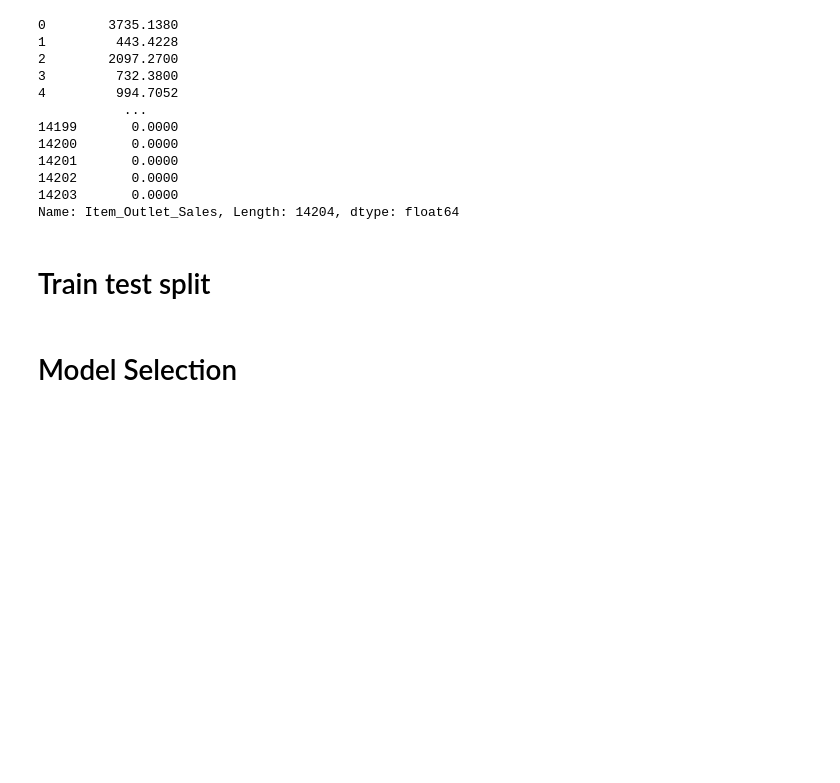
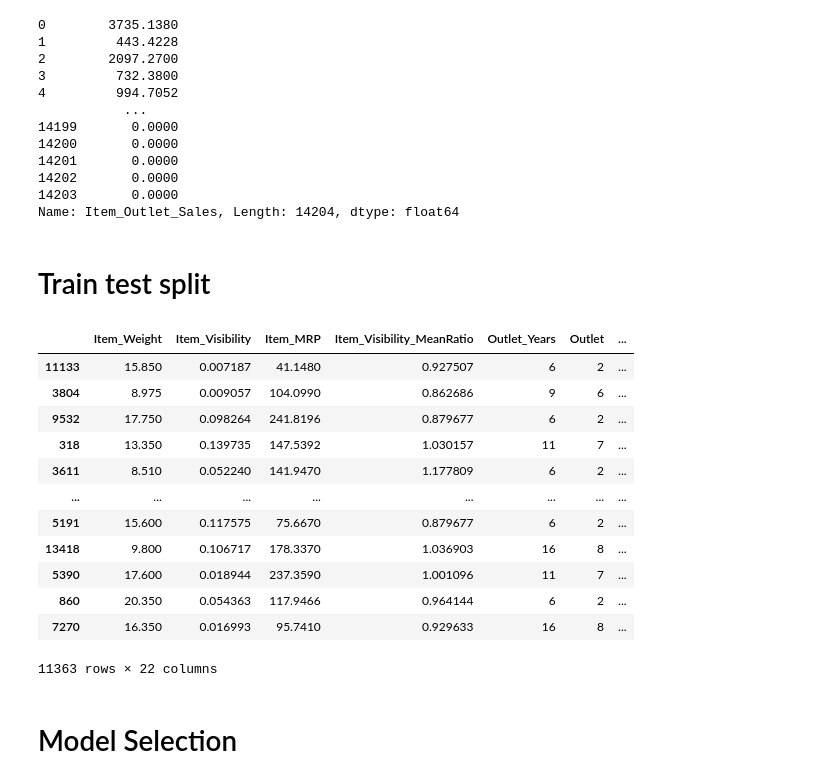
Before and after one commit to iasad1/bigmart, a Jupyter notebook: model-building.ipynb, the cells around one changed output. Saved outputs shown, nothing was run; the diff lists cells and outputs as text; code cells hidden in the pictures; blank space fills up the shorter version.

```diff
--- a/model-building.ipynb
+++ b/model-building.ipynb
@@ -97,2 +100,18 @@ Name: Item_Outlet_Sales, Length: 14204, dtype: float64
+# %%
+X_train
+# %% [output]
+|  | Item_Weight | Item_Visibility | Item_MRP | Item_Visibility_MeanRatio | Outlet_Years | Outlet | ... |
+| 11133 | 15.850 | 0.007187 | 41.1480 | 0.927507 | 6 | 2 | ... |
+| 3804 | 8.975 | 0.009057 | 104.0990 | 0.862686 | 9 | 6 | ... |
+| 9532 | 17.750 | 0.098264 | 241.8196 | 0.879677 | 6 | 2 | ... |
+| 318 | 13.350 | 0.139735 | 147.5392 | 1.030157 | 11 | 7 | ... |
+| 3611 | 8.510 | 0.052240 | 141.9470 | 1.177809 | 6 | 2 | ... |
+| ... | ... | ... | ... | ... | ... | ... | ... |
+| 5191 | 15.600 | 0.117575 | 75.6670 | 0.879677 | 6 | 2 | ... |
+| 13418 | 9.800 | 0.106717 | 178.3370 | 1.036903 | 16 | 8 | ... |
+| 5390 | 17.600 | 0.018944 | 237.3590 | 1.001096 | 11 | 7 | ... |
+| 860 | 20.350 | 0.054363 | 117.9466 | 0.964144 | 6 | 2 | ... |
+| 7270 | 16.350 | 0.016993 | 95.7410 | 0.929633 | 16 | 8 | ... |
+11363 rows × 22 columns
 # %% [markdown]
 # Model Selection
```
Also changed, not shown: parts of 11 cells of this notebook.
